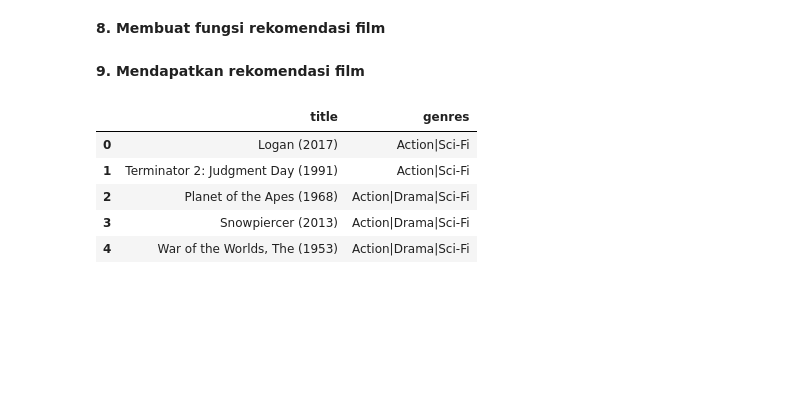
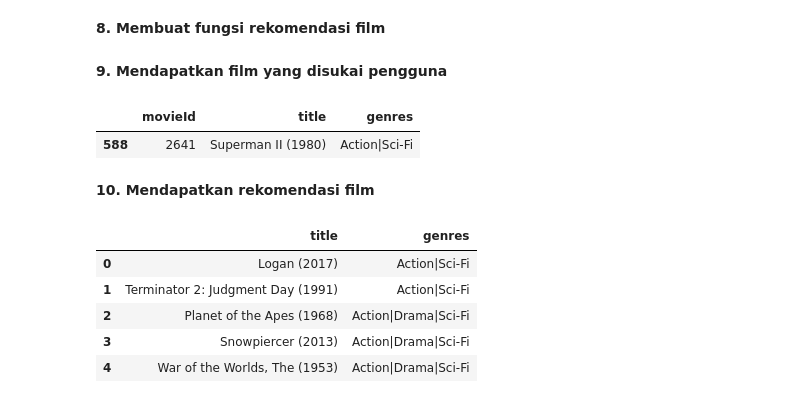
Before and after one commit to aflah201/Submission_MLT_Movie-Recommendation-System, a Jupyter notebook: Submission_Recommendation_System_Movie.ipynb, the cells around one changed output. Saved outputs shown, nothing was run; the diff lists cells and outputs as text; code cells hidden in the pictures; blank space fills up the shorter version.

```diff
--- a/Submission_Recommendation_System_Movie.ipynb
+++ b/Submission_Recommendation_System_Movie.ipynb
@@ -640,8 +640,15 @@ def movies_recommendation(title, similarity_data=cosine_sim_df, items=movies_dat
   closest = similarity_data.columns[index[-1:-(k+2):-1]]
   closest = closest.drop(title, errors='ignore')
   return pd.DataFrame(closest).merge(items).head(k)
+# %% [markdown]
+**9. Mendapatkan film yang disukai pengguna**
+# %%
+movies_data[movies_data.title.eq('Superman II (1980)')]
+# %% [output]
+|  | movieId | title | genres |
+| 588 | 2641 | Superman II (1980) | Action|Sci-Fi |
 # %% [markdown]
-**9. Mendapatkan rekomendasi film**
+**10. Mendapatkan rekomendasi film**
 # %%
 movies_recommendation('Superman II (1980)')
 # %% [output]
```
Also changed, not shown: parts of 7 cells of this notebook, 1 other file.
